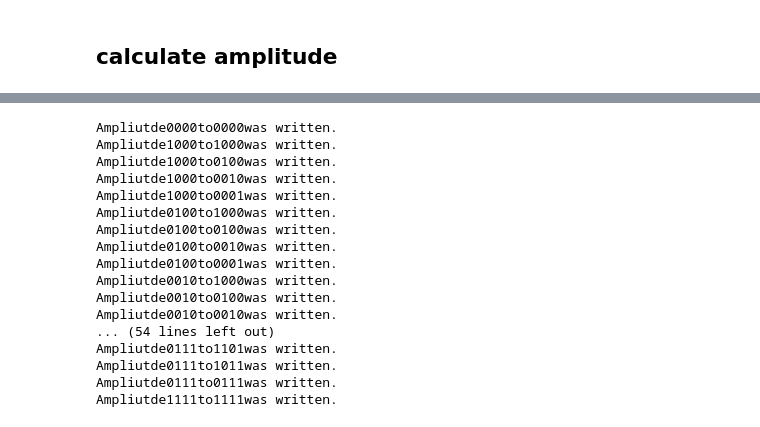
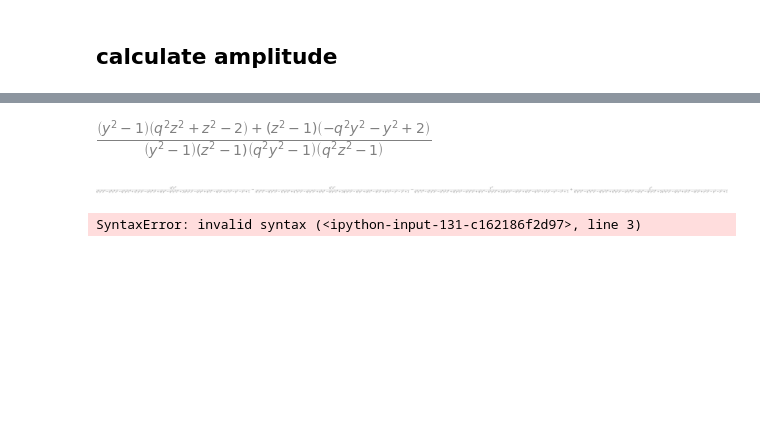
Before and after one commit to kmatsura/BoxBallSystem, a Jupyter notebook: quatum_bbs-Copy1.ipynb, the cells around one changed output, grey strips where cells are left out. Drawn from its saved outputs; the diff is of its cells as text; code cells hidden in the pictures; blank space fills up the shorter version.

```diff
--- a/quatum_bbs-Copy1.ipynb
+++ b/quatum_bbs-Copy1.ipynb
@@ -241,0 +273,12 @@ listn4.append(list1111)
+# %%
+tzty = sympy.simplify(calc_amplitude("10","10",symbol="z") * calc_amplitude("10","10",symbol="y") + calc_amplitude("01","10",symbol="z") * calc_amplitude("10","01",symbol="y"))
+# %%
+tytz = sympy.simplify(calc_amplitude("10","10",symbol="y") * calc_amplitude("10","10",symbol="z") + calc_amplitude("01","10",symbol="y") * calc_amplitude("10","01",symbol="z"))
+# %%
+sympy.simplify(tzty - tytz)
+# %% [output]
+[figure, added]
+# %%
+sympy.expand(sympy.simplify(tzty - tytz))
+# %% [output]
+[figure, added]
@@ -242,5 +290,8 @@ listn4.append(list1111)
 # %%
-path = "./data/result.tex"
+path = "./data/result1-20.tex"
+
+pathlist1 =
+
 
 for k in range(len(listn4)):
     for p1 in listn4[k]:
@@ -248,23 +299,7 @@ for k in range(len(listn4)):
             writeamp2result(path,p1,p2)
             print("Ampliutde" + str(p1) + "to" + str(p2) + " was written.")
 # %% [output]
-Ampliutde0000to0000was written.
-Ampliutde1000to1000was written.
-Ampliutde1000to0100was written.
-Ampliutde1000to0010was written.
-Ampliutde1000to0001was written.
-Ampliutde0100to1000was written.
-Ampliutde0100to0100was written.
-Ampliutde0100to0010was written.
-Ampliutde0100to0001was written.
-Ampliutde0010to1000was written.
-Ampliutde0010to0100was written.
-Ampliutde0010to0010was written.
-... (54 lines left out)
-Ampliutde0111to1101was written.
-Ampliutde0111to1011was written.
-Ampliutde0111to0111was written.
-Ampliutde1111to1111was written.
+SyntaxError: invalid syntax (<ipython-input-131-c162186f2d97>, line 3)
 # %%
 path = "./data/result2.tex"
 
```
Also changed, not shown: parts of 12 cells of this notebook, 13 other files.
